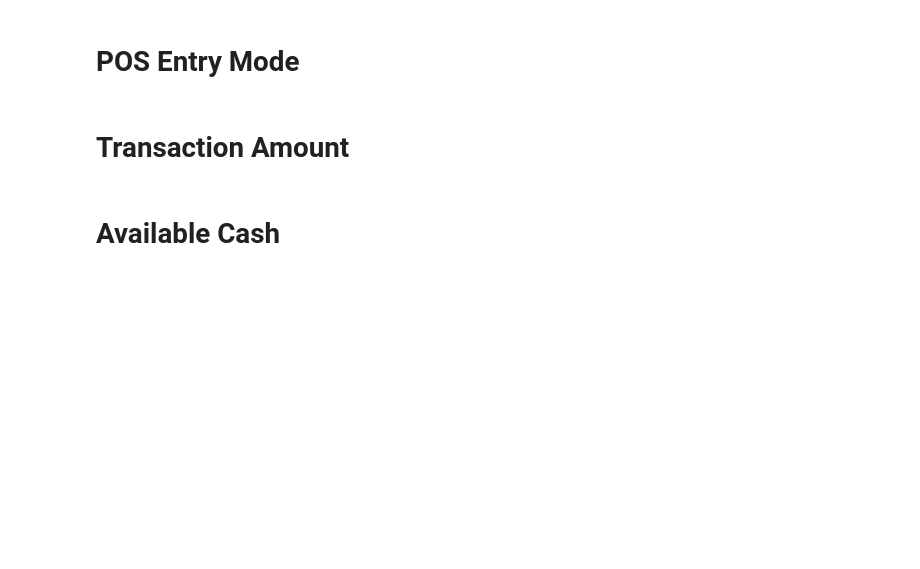
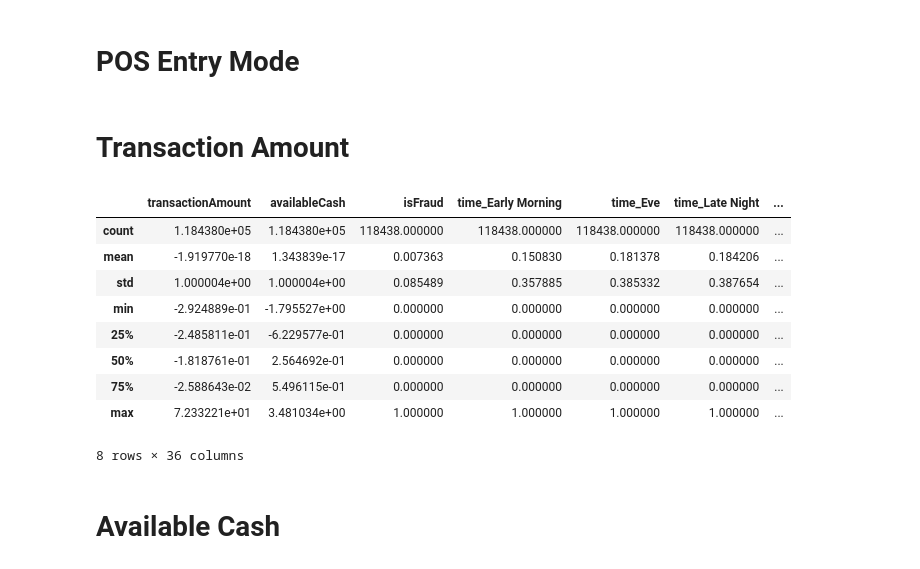
Before and after one commit to yash-td/Fraud-Detection, a Jupyter notebook: fraud-detection.ipynb, the cells around one changed output. Saved outputs shown, nothing was run; the diff lists cells and outputs as text; code cells hidden in the pictures; blank space fills up the shorter version.

```diff
--- a/fraud-detection.ipynb
+++ b/fraud-detection.ipynb
@@ -166,7 +166,7 @@ data_features = data_features.drop(columns=['eventId'])
 # data_features['acc_freq'] = mm.fit_transform(data_features[['acc_freq']])
 mm = StandardScaler()
 data_features = get_frequency(data_features,data_features.accountNumber,'acc_freq')
-data_features['acc_freq'] = mm.fit_transform(data_features[['acc_freq']])
+# data_features['acc_freq'] = mm.fit_transform(data_features[['acc_freq']])
 # %% [markdown]
 # Merchant Id
 # %%
@@ -233,6 +233,19 @@ neg_indexes = data_features[ data_features['transactionAmount'] < 0 ].index
 data_features.drop(neg_indexes , inplace=True)
 # data_features['transactionAmount'] = np.log(data_features['transactionAmount'] + 0.01)
 data_features['transactionAmount'] = mm.fit_transform(data_features[['transactionAmount']])
+# %%
+data_features.describe()
+# %% [output]
+|  | transactionAmount | availableCash | isFraud | time_Early Morning | time_Eve | time_Late Night | ... |
+| count | 1.184380e+05 | 1.184380e+05 | 118438.000000 | 118438.000000 | 118438.000000 | 118438.000000 | ... |
+| mean | -1.919770e-18 | 1.343839e-17 | 0.007363 | 0.150830 | 0.181378 | 0.184206 | ... |
+| std | 1.000004e+00 | 1.000004e+00 | 0.085489 | 0.357885 | 0.385332 | 0.387654 | ... |
+| min | -2.924889e-01 | -1.795527e+00 | 0.000000 | 0.000000 | 0.000000 | 0.000000 | ... |
+| 25% | -2.485811e-01 | -6.229577e-01 | 0.000000 | 0.000000 | 0.000000 | 0.000000 | ... |
+| 50% | -1.818761e-01 | 2.564692e-01 | 0.000000 | 0.000000 | 0.000000 | 0.000000 | ... |
+| 75% | -2.588643e-02 | 5.496115e-01 | 0.000000 | 0.000000 | 0.000000 | 0.000000 | ... |
+| max | 7.233221e+01 | 3.481034e+00 | 1.000000 | 1.000000 | 1.000000 | 1.000000 | ... |
+8 rows × 36 columns
 # %% [markdown]
 # Available Cash
 # %%
```
Also changed, not shown: parts of 5 cells of this notebook, 3 other files.
